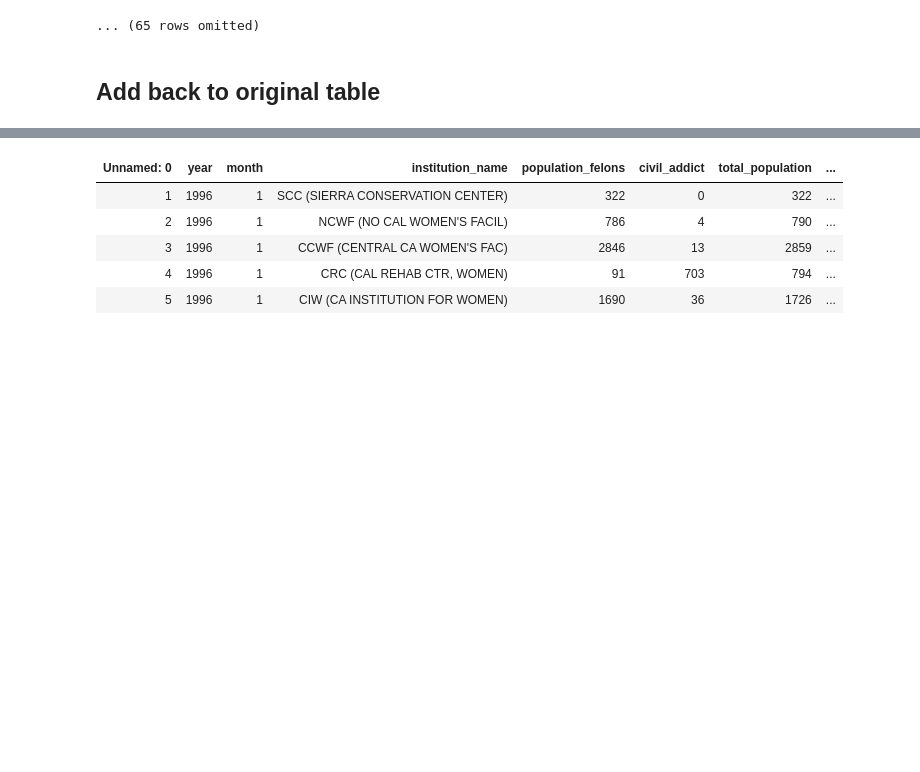
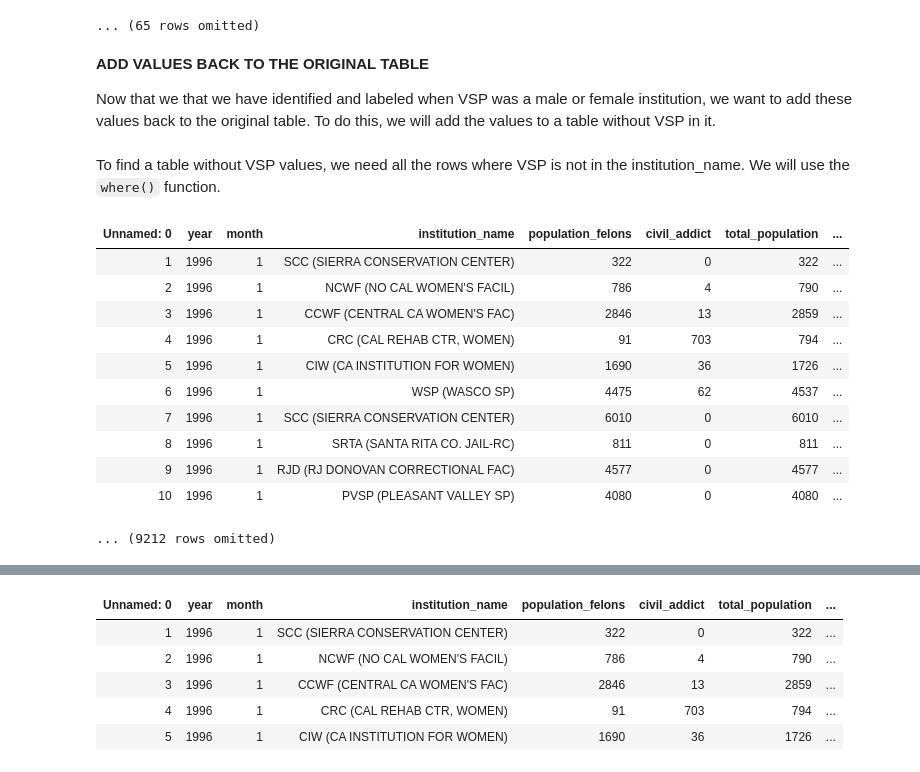
Before and after one commit to ds-modules/ES-21AC-SP19, a Jupyter notebook: Final.ipynb, the cells around one changed output, grey strips where cells are left out. Cells and saved outputs as stored; diff of their text form; code cells hidden in the pictures; blank space fills up the shorter version.

```diff
--- a/Final.ipynb
+++ b/Final.ipynb
@@ -429,5 +477,25 @@ modified_vsp_male_name
 | 7265 | 2013 | 9 | VALLEY SP (MALE) | 3258 | 0 | 3258 | ... |
 | 7300 | 2013 | 10 | VALLEY SP (MALE) | 3290 | 0 | 3290 | ... |
 ... (65 rows omitted)
-# %% [markdown]
-## Add back to original table
+# %% [markdown]
+**ADD VALUES BACK TO THE ORIGINAL TABLE**
+
+Now that we that we have identified and labeled when VSP was a male or female institution, we want to add these values back to the original table. To do this, we will add the values to a table without VSP in it.
+# %% [markdown]
+To find a table without VSP values, we need all the rows where VSP is not in the institution_name. We will use the `where()` function.
+# %%
+without_vsp = prisons.where("institution_name", are.not_equal_to("VSP (VALLEY SP)"))
+without_vsp
+# %% [output]
+| Unnamed: 0 | year | month | institution_name | population_felons | civil_addict | total_population | ... |
+| 1 | 1996 | 1 | SCC (SIERRA CONSERVATION CENTER) | 322 | 0 | 322 | ... |
+| 2 | 1996 | 1 | NCWF (NO CAL WOMEN'S FACIL) | 786 | 4 | 790 | ... |
+| 3 | 1996 | 1 | CCWF (CENTRAL CA WOMEN'S FAC) | 2846 | 13 | 2859 | ... |
+| 4 | 1996 | 1 | CRC (CAL REHAB CTR, WOMEN) | 91 | 703 | 794 | ... |
+| 5 | 1996 | 1 | CIW (CA INSTITUTION FOR WOMEN) | 1690 | 36 | 1726 | ... |
+| 6 | 1996 | 1 | WSP (WASCO SP) | 4475 | 62 | 4537 | ... |
+| 7 | 1996 | 1 | SCC (SIERRA CONSERVATION CENTER) | 6010 | 0 | 6010 | ... |
+| 8 | 1996 | 1 | SRTA (SANTA RITA CO. JAIL-RC) | 811 | 0 | 811 | ... |
+| 9 | 1996 | 1 | RJD (RJ DONOVAN CORRECTIONAL FAC) | 4577 | 0 | 4577 | ... |
+| 10 | 1996 | 1 | PVSP (PLEASANT VALLEY SP) | 4080 | 0 | 4080 | ... |
+... (9212 rows omitted)
```
Also changed, not shown: parts of 41 cells of this notebook.
